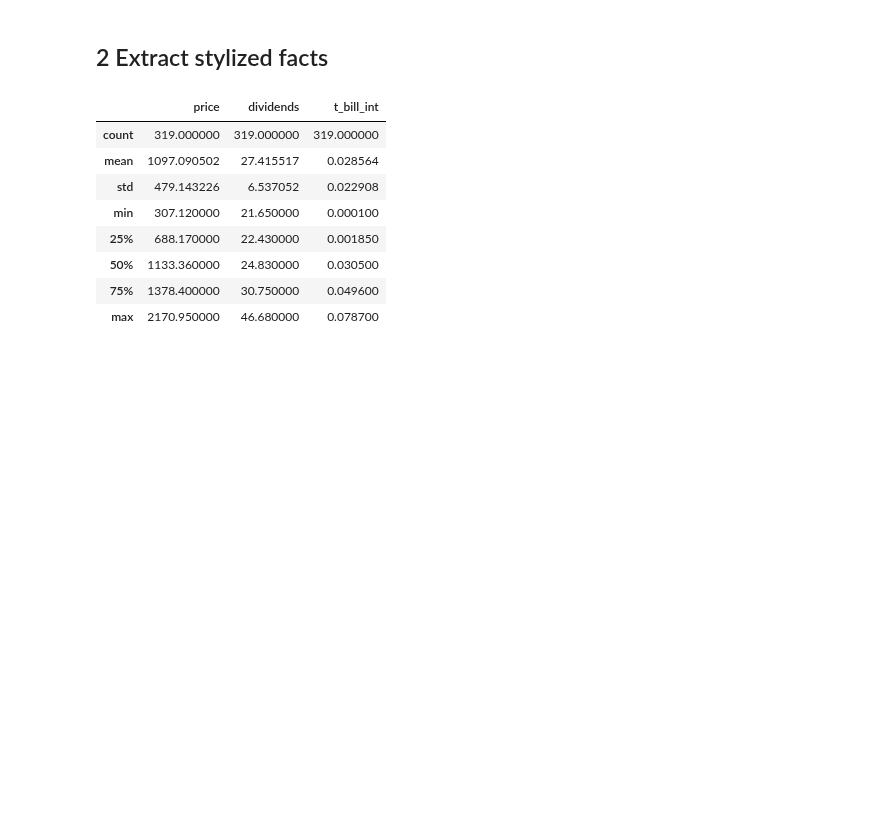
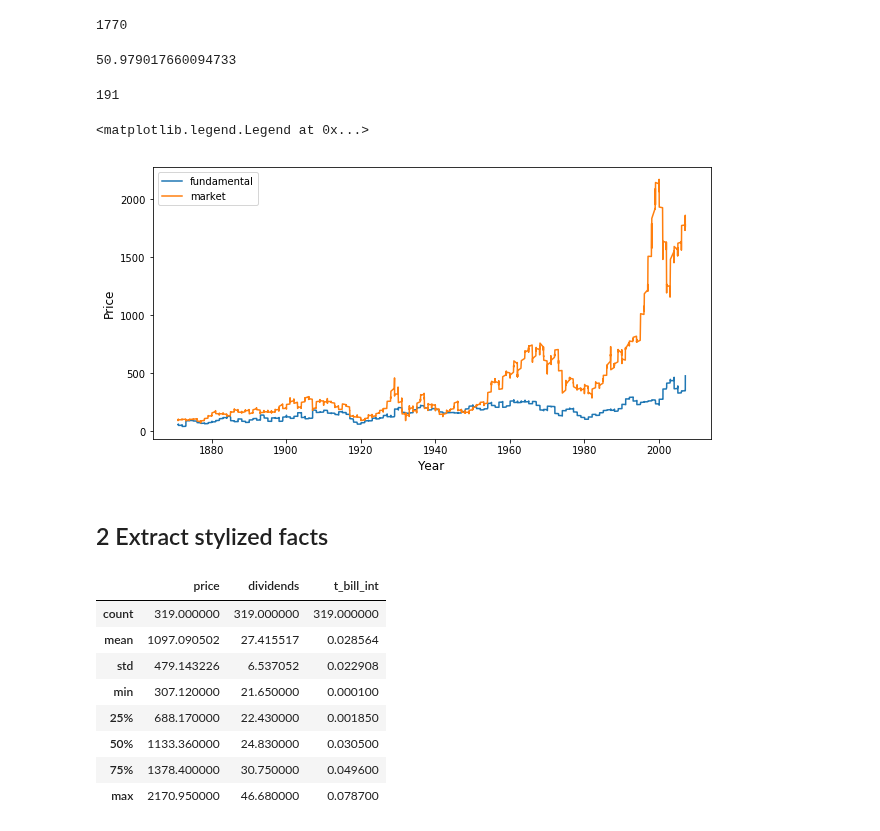
Before and after one commit to joerischasfoort/sim-fin-abm, a Jupyter notebook: evo_algo_calibration.ipynb, the cells around one changed output. Saved outputs shown, nothing was run; the diff lists cells and outputs as text; code cells hidden in the pictures; blank space fills up the shorter version.

```diff
--- a/evo_algo_calibration.ipynb
+++ b/evo_algo_calibration.ipynb
@@ -14,0 +49,4 @@ import quandl
+# %%
+current_index = 0
+final_index = len(shiller_data['Dividend'])
+discounted_cash_flows = shiller_data['Dividend'] / ((1 + long_int)**range(current_index, final_index))
@@ -15,3 +57,56 @@ import quandl
+# %%
+# at what period can the discounted_cash flows be cut off
+# find index at which:
+def find_horizon(dcfs):
+    for idx, cash_flow in enumerate(dcfs):
+        if cash_flow < 0.01:
+            return idx
+    return False
+# %%
+def calculate_npv(dividends, discount_rates):
+    """Calculates the current NPV of a stream of dividends """
+    current_index = 0
+    final_index = len(dividends)
+    discounted_cash_flows = dividends / ((1 + discount_rates)**range(current_index, final_index))
+    if find_horizon(discounted_cash_flows):
+        return sum(discounted_cash_flows[:find_horizon(discounted_cash_flows)])
+    else:
+        return np.nan
+# %%
+len(shiller_data['Dividend'])
+# %% [output]
+1770
+# %%
+calculate_npv(shiller_data['Dividend'][:-18], discount_rates)
+# %% [output]
+50.979017660094733
+# %%
+find_horizon(discounted_cash_flows)
+# %% [output]
+191
+# %%
+fundamental_values = []
+for idx, cf in enumerate(shiller_data['Dividend'][:-18]):
+    next_period_divs = shiller_data['Dividend'][idx+1:]
+    next_period_ints = discount_rates[idx+1]
+    npv = calculate_npv(next_period_divs, next_period_ints)
+    if not np.isnan(npv):
+        fundamental_values.append(npv)
+    else:
+        break
+# %%
+fig, ax1 = plt.subplots(1, 1, figsize=(10,5))
+
+ax1.plot(shiller_data['Date'][:len(fundamental_values)], fundamental_values, label='fundamental')
+ax1.plot(shiller_data['Date'][:len(fundamental_values)], shiller_data['Price'][:len(fundamental_values)], label='market')
+
+ax1.set_ylabel('Price', fontsize='12')
+ax1.set_xlabel('Year', fontsize='12')
+
+ax1.legend()
+# %% [output]
+<matplotlib.legend.Legend at 0x...>
+[figure, added]
 # %%
 start_date = '1960-01-01'
 end_date = '2016-8-31'
```
Also changed, not shown: parts of 9 cells of this notebook, 1 other file.
